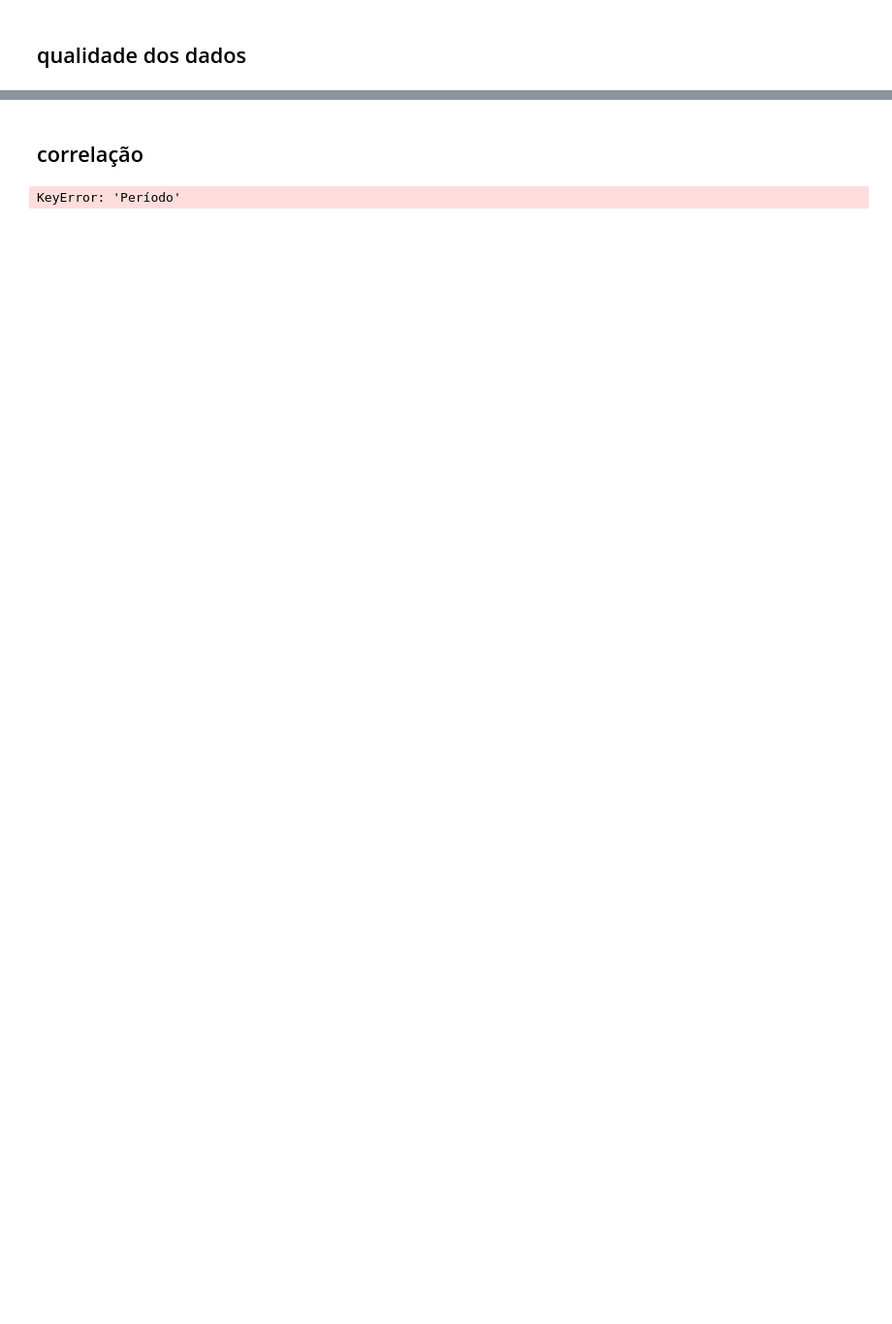
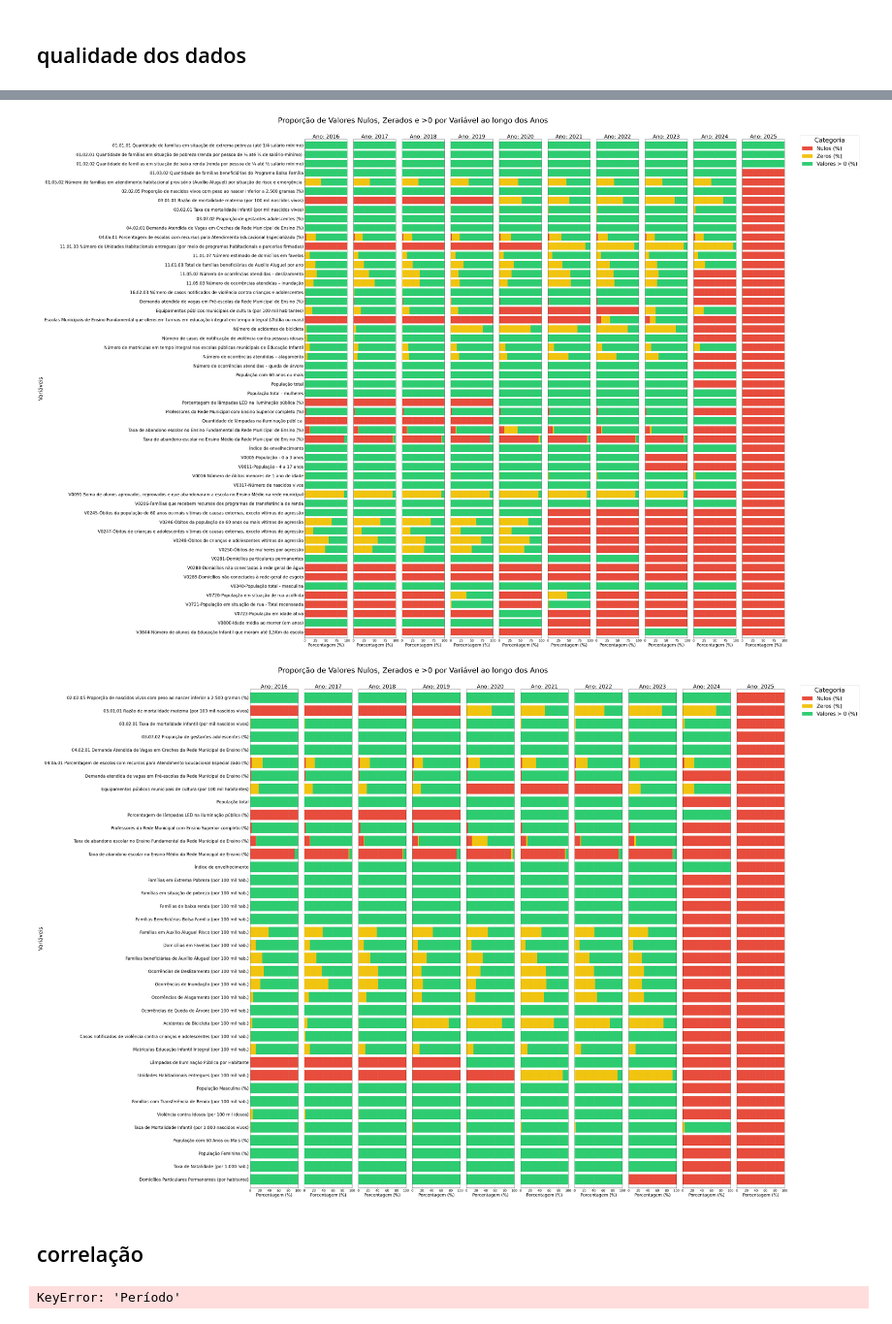
Before and after one commit to moriija/QoLsterizer, a Jupyter notebook: EDA.ipynb, the cells around one changed output, grey strips where cells are left out. Shown at 97% size. Cells and saved outputs as stored; diff of their text form; code cells hidden in the pictures; blank space fills up the shorter version.

Commit message:
str to numeric and plots

```diff
--- a/EDA.ipynb
+++ b/EDA.ipynb
@@ -1,8 +1,3 @@
 # %% [markdown]
 ## qualidade dos dados
-# %%
-import pandas as pd
-df = pd.read_csv("raw/merged_1sel_full.csv", delimiter=';')
-df = df[df['Período']>=2016]
-df = df.drop(columns=['Unnamed: 0'])
 # %%
@@ -103,3 +111,18 @@ plt.show()
+# %%
+import pandas as pd
+df1sel = pd.read_csv("raw/merged_1sel_full.csv", delimiter=';')
+df1sel = df1sel[(df1sel['Período']>=2016) & (df1sel['Período'] < 2026)]
+df1sel = df1sel.drop(columns=['Unnamed: 0'])
+
+df3sel = pd.read_csv("normalizado/sel3_full.csv", delimiter=';')
+df3sel = df3sel[(df3sel['Período']>=2016) & (df3sel['Período'] < 2026)]
+df3sel = df3sel.drop(columns=['Unnamed: 0'])
+# %%
+nulls_e_zeros(df1sel, 'df1sel')
+nulls_e_zeros(df3sel, 'df3sel')
+# %% [output]
+[figure, added]
+[figure, added]
 # %% [markdown]
 ## correlação
 # %%
```
Also changed, not shown: parts of 1 cell of this notebook, 9 other files.
